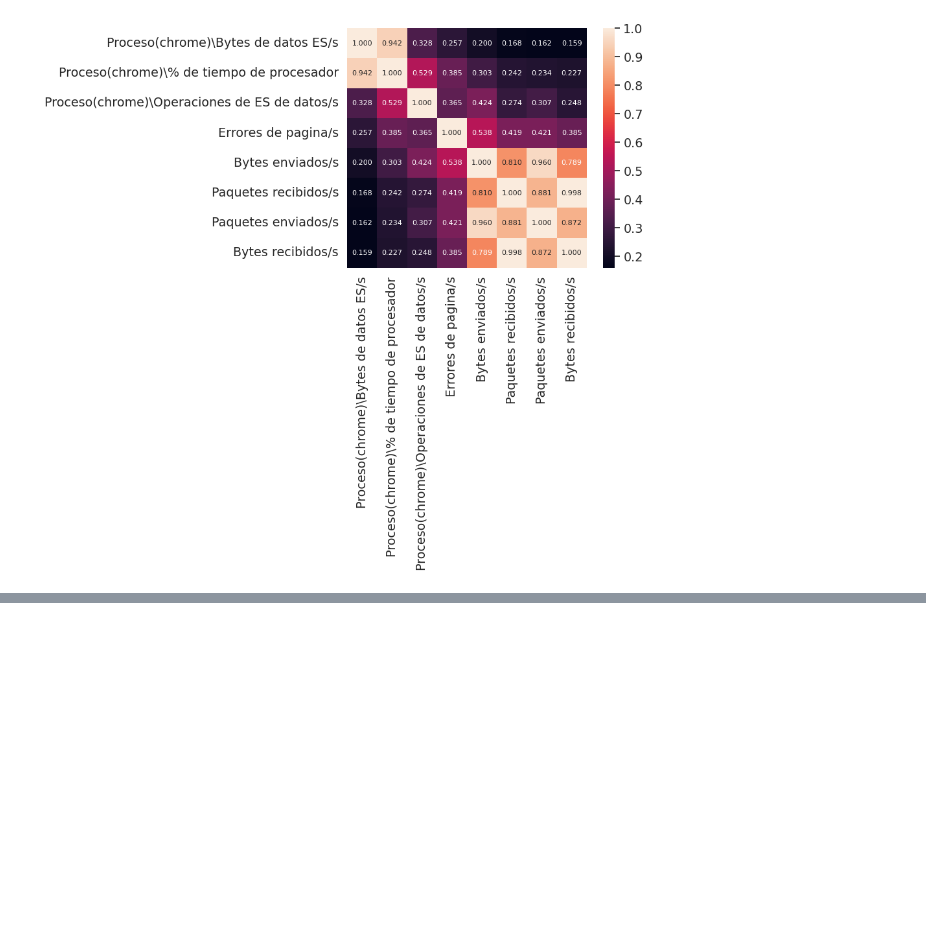
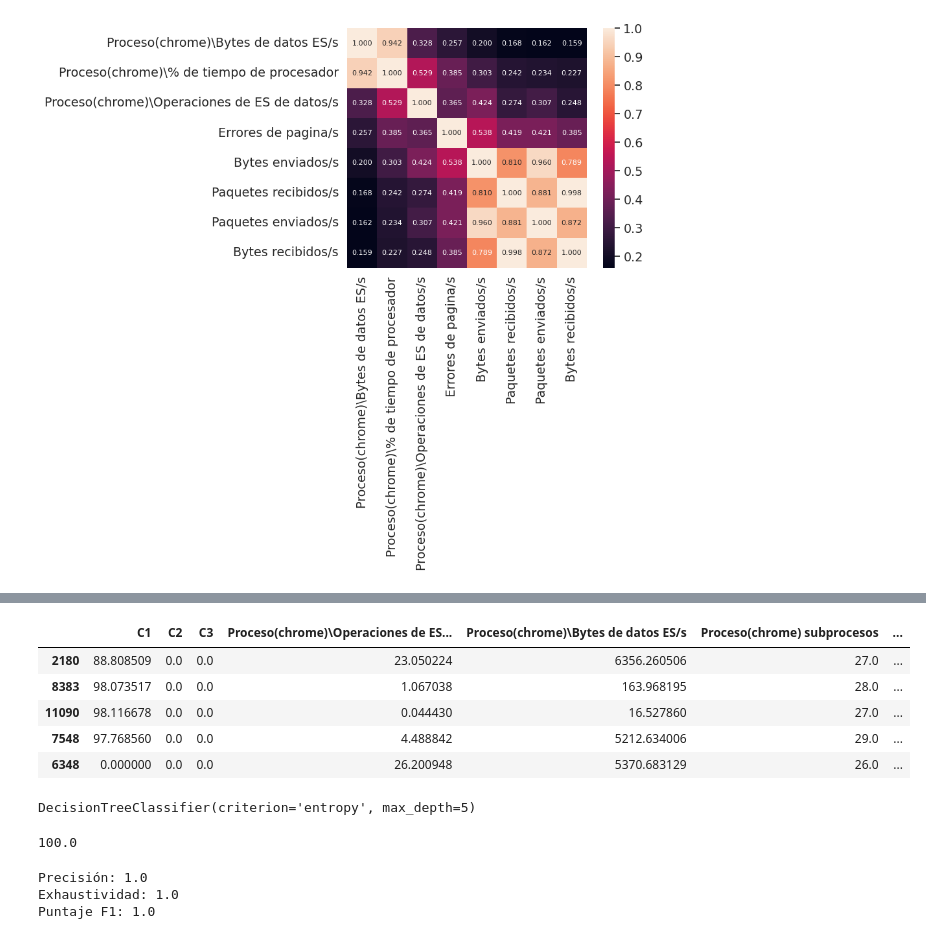
Before and after one commit to dannyasd/MineriaDeDatos, a Jupyter notebook: Copia_de_Lectura_5_(Ejercicio).ipynb, the cells around one changed output, grey strips where cells are left out. Cells and saved outputs as stored; diff of their text form; code cells hidden in the pictures; blank space fills up the shorter version.

```diff
--- a/Copia_de_Lectura_5_(Ejercicio).ipynb
+++ b/Copia_de_Lectura_5_(Ejercicio).ipynb
@@ -291,0 +328,9 @@ plt.show()
+# %%
+X_test.head()
+# %% [output]
+|  | C1 | C2 | C3 | Proceso(chrome)\Operaciones de ES... | Proceso(chrome)\Bytes de datos ES/s | Proceso(chrome) subprocesos | ... |
+| 2180 | 88.808509 | 0.0 | 0.0 | 23.050224 | 6356.260506 | 27.0 | ... |
+| 8383 | 98.073517 | 0.0 | 0.0 | 1.067038 | 163.968195 | 28.0 | ... |
+| 11090 | 98.116678 | 0.0 | 0.0 | 0.044430 | 16.527860 | 27.0 | ... |
+| 7548 | 97.768560 | 0.0 | 0.0 | 4.488842 | 5212.634006 | 29.0 | ... |
+| 6348 | 0.000000 | 0.0 | 0.0 | 26.200948 | 5370.683129 | 26.0 | ... |
@@ -291,0 +341,6 @@ plt.show()
+# %%
+#Entrenar con las muestras de entrenamiento
+#Estimador arbolito
+clf.fit(X_train,y_train)
+# %% [output]
+DecisionTreeClassifier(criterion='entropy', max_depth=5)
@@ -291,0 +359,14 @@ plt.show()
+# %%
+#Evaluación del desempeño (Métrica de Presición)
+arbolito.score(X_test,y_test)*100
+# %% [output]
+100.0
+# %%
+# Imprimir los resultados
+print("Precisión:", precision)
+print("Exhaustividad:", recall)
+print("Puntaje F1:", f1)
+# %% [output]
+Precisión: 1.0
+Exhaustividad: 1.0
+Puntaje F1: 1.0
```
Also changed, not shown: parts of 11 cells of this notebook.
